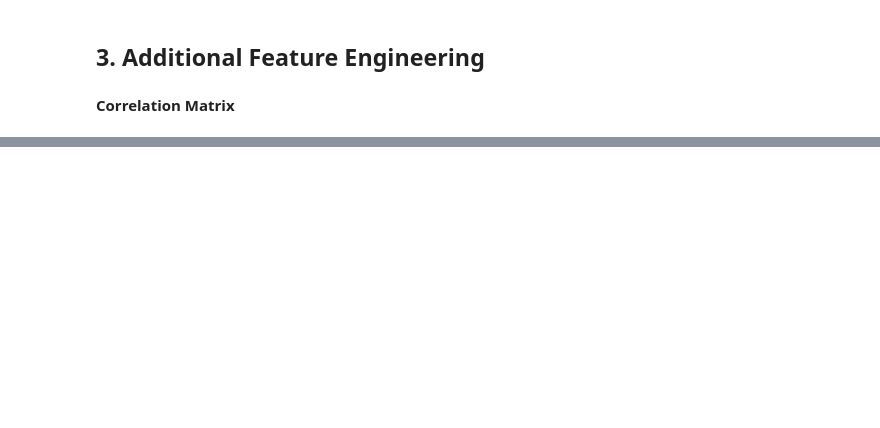
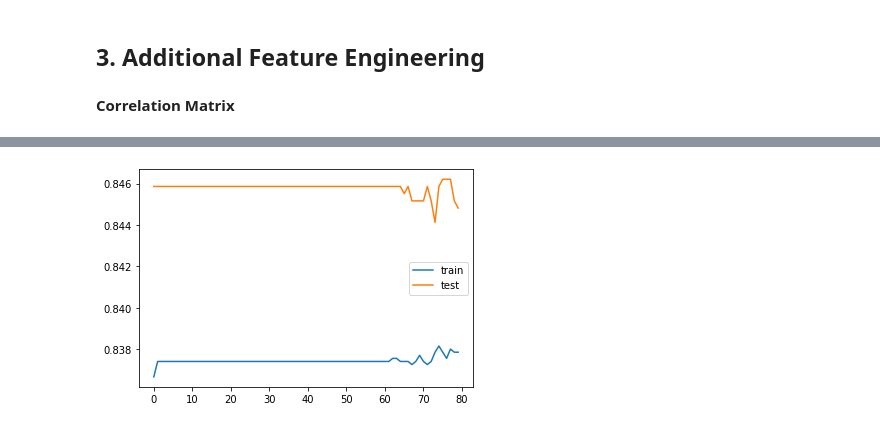
Before and after one commit to onexabhishek/lending-club-loan-data-analysis, a Jupyter notebook: project.ipynb, the cells around one changed output, grey strips where cells are left out. Saved outputs shown, nothing was run; the diff lists cells and outputs as text; code cells hidden in the pictures; blank space fills up the shorter version.

```diff
--- a/project.ipynb
+++ b/project.ipynb
@@ -180,0 +295,7 @@ plt.show()
+# %%
+plt.plot(history.history['accuracy'],label='train')
+plt.plot(history.history['val_accuracy'],label='test')
+plt.legend()
+plt.show()
+# %% [output]
+[figure, added]
```
Also changed, not shown: parts of 15 cells of this notebook, 1 other file.
